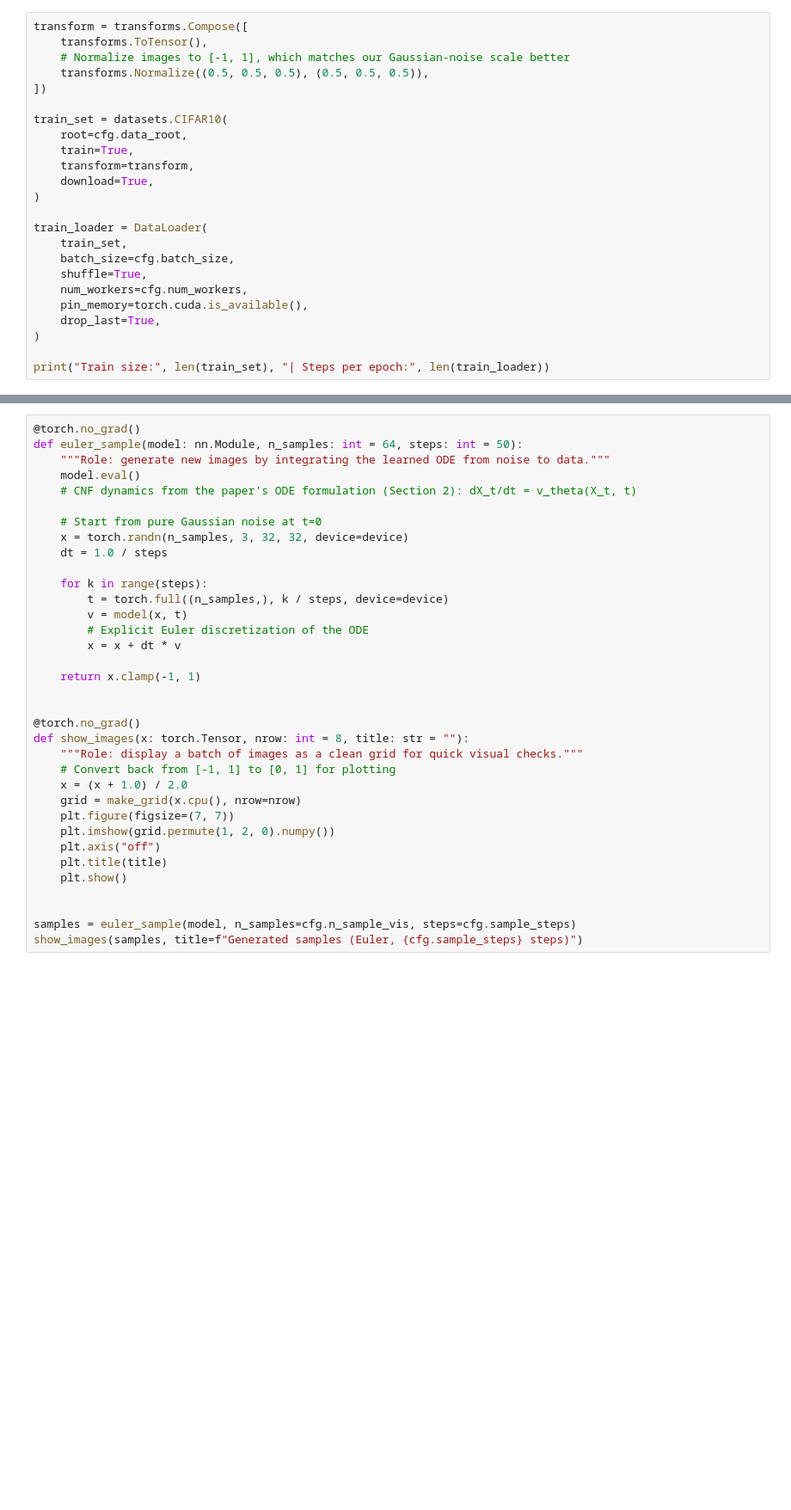
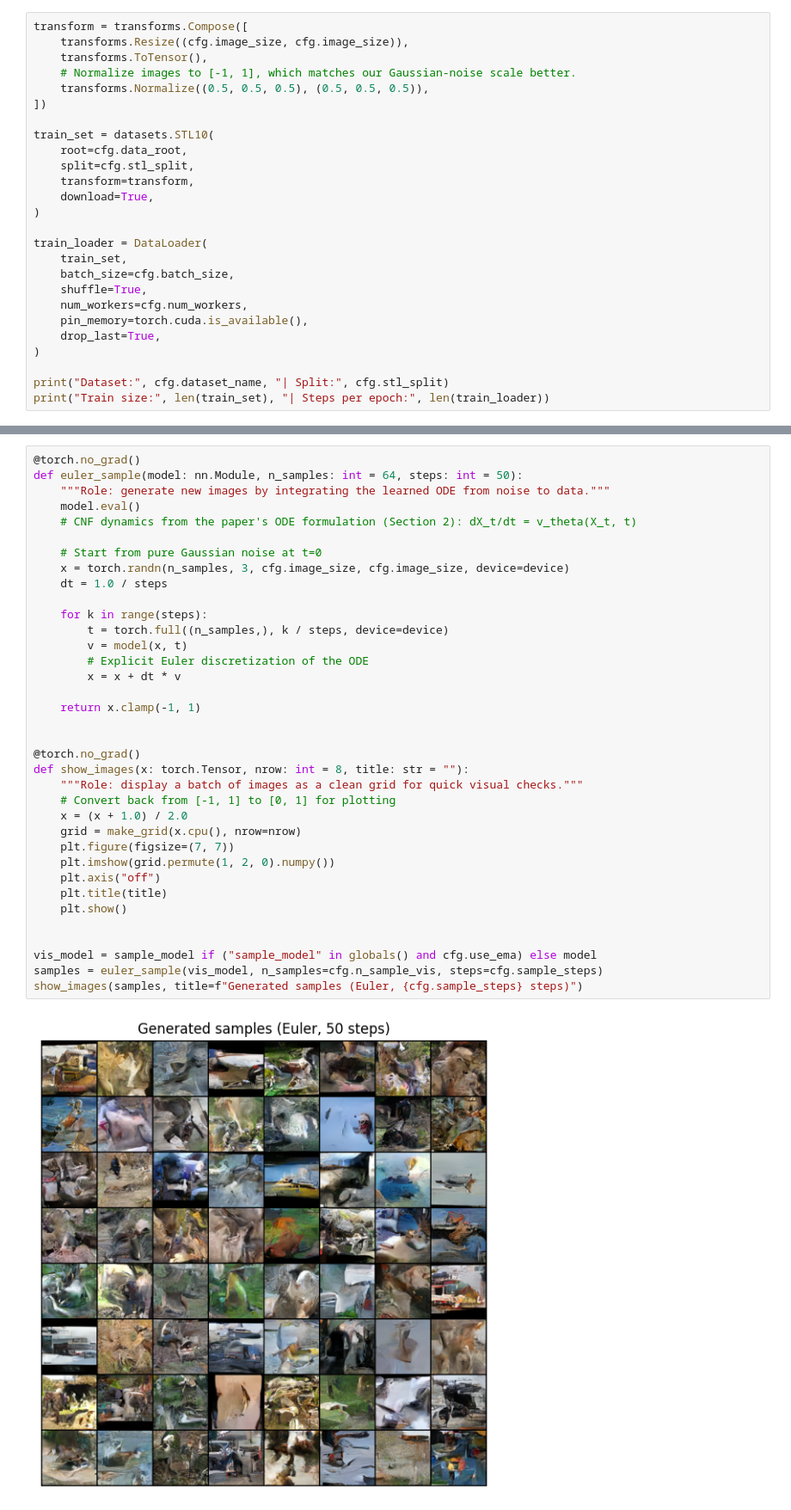
Before and after one commit to helloelora/flow-matching-image-generation, a Jupyter notebook: flow-matching-euler.ipynb, the cells around one changed output, grey strips where cells are left out. Shown at 86% size. Saved outputs shown, nothing was run; the diff lists cells and outputs as text; blank space fills up the shorter version.

Commit message:
Add euler version

```diff
--- a/flow-matching-euler.ipynb
+++ b/flow-matching-euler.ipynb
@@ -121,14 +204,15 @@ class SimpleFlowUNet(nn.Module):
         return self.out(h)
 # %%
 transform = transforms.Compose([
+    transforms.Resize((cfg.image_size, cfg.image_size)),
     transforms.ToTensor(),
-    # Normalize images to [-1, 1], which matches our Gaussian-noise scale better
+    # Normalize images to [-1, 1], which matches our Gaussian-noise scale better.
     transforms.Normalize((0.5, 0.5, 0.5), (0.5, 0.5, 0.5)),
 ])
 
-train_set = datasets.CIFAR10(
+train_set = datasets.STL10(
     root=cfg.data_root,
-    train=True,
+    split=cfg.stl_split,
     transform=transform,
     download=True,
 )
@@ -142,4 +226,5 @@ train_loader = DataLoader(
     drop_last=True,
 )
 
+print("Dataset:", cfg.dataset_name, "| Split:", cfg.stl_split)
 print("Train size:", len(train_set), "| Steps per epoch:", len(train_loader))
@@ -181,35 +570,38 @@ def euler_sample(model: nn.Module, n_samples: int = 64, steps: int = 50):
     """Role: generate new images by integrating the learned ODE from noise to data."""
     model.eval()
     # CNF dynamics from the paper's ODE formulation (Section 2): dX_t/dt = v_theta(X_t, t)
 
     # Start from pure Gaussian noise at t=0
-    x = torch.randn(n_samples, 3, 32, 32, device=device)
+    x = torch.randn(n_samples, 3, cfg.image_size, cfg.image_size, device=device)
     dt = 1.0 / steps
 
     for k in range(steps):
         t = torch.full((n_samples,), k / steps, device=device)
         v = model(x, t)
         # Explicit Euler discretization of the ODE
         x = x + dt * v
 
     return x.clamp(-1, 1)
 
 
 @torch.no_grad()
 def show_images(x: torch.Tensor, nrow: int = 8, title: str = ""):
     """Role: display a batch of images as a clean grid for quick visual checks."""
     # Convert back from [-1, 1] to [0, 1] for plotting
     x = (x + 1.0) / 2.0
     grid = make_grid(x.cpu(), nrow=nrow)
     plt.figure(figsize=(7, 7))
     plt.imshow(grid.permute(1, 2, 0).numpy())
     plt.axis("off")
     plt.title(title)
     plt.show()
 
 
-samples = euler_sample(model, n_samples=cfg.n_sample_vis, steps=cfg.sample_steps)
+vis_model = sample_model if ("sample_model" in globals() and cfg.use_ema) else model
+samples = euler_sample(vis_model, n_samples=cfg.n_sample_vis, steps=cfg.sample_steps)
 show_images(samples, title=f"Generated samples (Euler, {cfg.sample_steps} steps)")
+# %% [output]
+[figure, added]
 # %%
 @torch.no_grad()
 def invert_to_noise(model: nn.Module, x_real: torch.Tensor, steps: int = 50):
```
Also changed, not shown: parts of 12 cells of this notebook, 1 other file.
